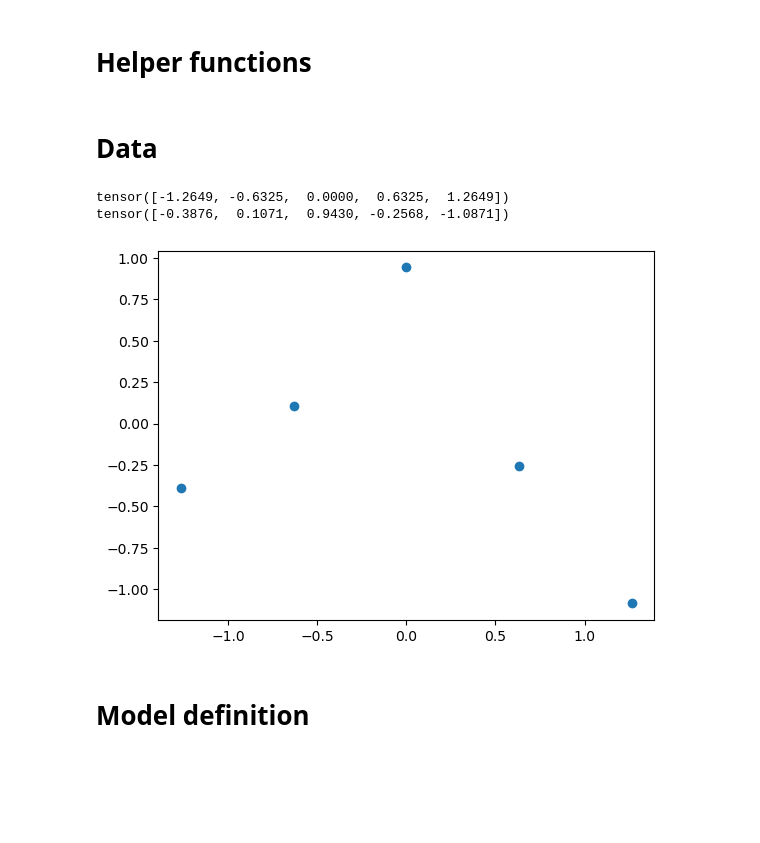
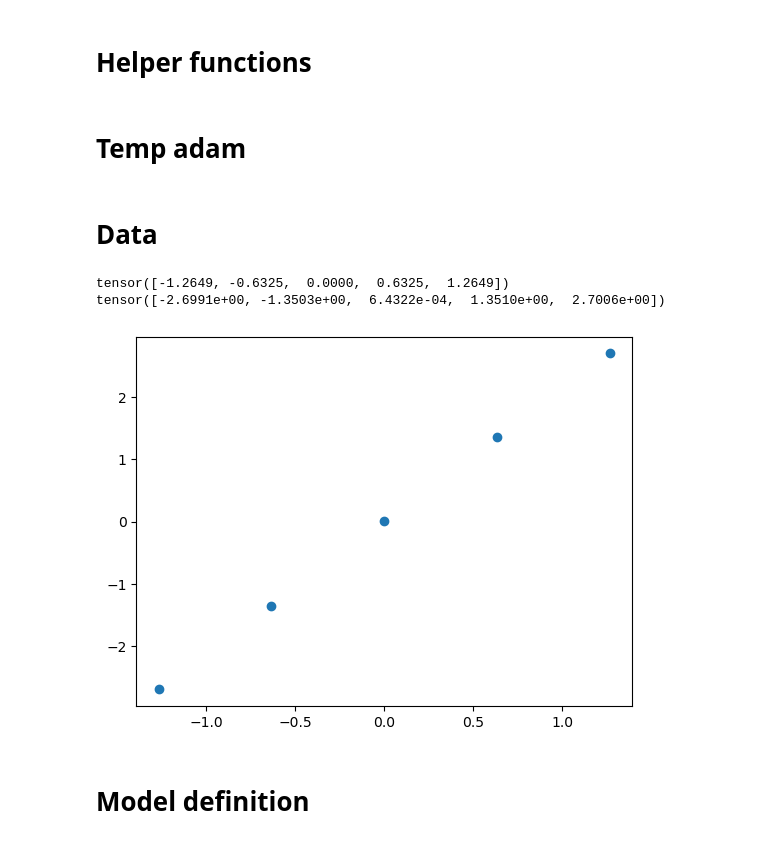
Before and after one commit to ABesginow/LaplaceKernelSearch, a Jupyter notebook: exploration_tests/grad_sem_test.ipynb, the cells around one changed output. Drawn from its saved outputs; the diff is of its cells as text; code cells hidden in the pictures; blank space fills up the shorter version.

```diff
--- a/exploration_tests/grad_sem_test.ipynb
+++ b/exploration_tests/grad_sem_test.ipynb
@@ -169,3 +169,5 @@ def get_std_points(mu, K):
         new_unit_x.append(mu[0] + float(2)*res[0])
         new_unit_y.append(mu[1] + float(2)*res[1])
     return new_unit_x, new_unit_y
+# %% [markdown]
+# Temp adam
@@ -193,12 +237,22 @@ COUNT = 18
 #dataset_name = "noise_linear"
 #dataset_name = "noise_sin"
 #dataset_name = "noise_parabolic"
-dataset_name = "noise_SE"
+#dataset_name = "noise_SE"
+dataset_name = "linear"
 # linear
-if "linear" in dataset_name:
+if "noise_linear" in dataset_name:
     train_x = torch.linspace(0, END, COUNT)
     train_y = torch.linspace(0, END, COUNT)
     train_y += torch.randn(train_x.size()) * torch.sqrt(torch.tensor(0.1))
+elif "linear" == dataset_name:
+    train_x = torch.tensor([-5.0000, -2.5000,  0.0000,  2.5000,  5.0000])
+    train_y = torch.tensor([-2.6991e+00, -1.3503e+00,  6.4322e-04,  1.3510e+00,  2.7006e+00])
+    train_x = (train_x - torch.mean(train_x)
+                    ) / torch.std(train_x)
+    #train_y = (train_y - torch.mean(train_y)
+    #                  ) / torch.std(train_y)
+    #noise_level = 0.1
+    #train_y = train_y + torch.randn(train_y.shape) * torch.sqrt(torch.tensor(noise_level))
 elif "sin" in dataset_name:
 # sin
     train_x = torch.linspace(0, 1, COUNT)
@@ -225,35 +279,35 @@ elif "SE" in dataset_name:
 
     # Make predictions by feeding model through likelihood
     with torch.no_grad(), gpytorch.settings.prior_mode(True):
         observed_pred_prior = data_likelihood(data_model(observations_x))
         f_preds = data_model(observations_x)
 
 
     EXPERIMENT_REPITITIONS = 50
     for exp_num in tqdm(range(EXPERIMENT_REPITITIONS)):
         observations_y = f_preds.sample()           # samples from the model
         # To store performance of kernels on a test dataset (i.e. more samples)
         original_observations_x = copy.deepcopy(observations_x)
         observations_x = (observations_x - torch.mean(observations_x)
                         ) / torch.std(observations_x)
         noise_level = 0.4
         observations_y = observations_y + torch.randn(observations_y.shape) * torch.tensor(noise_level)
         #observations_y = (observations_y - torch.mean(observations_y)
         #                  ) / torch.std(observations_y)
         train_x = observations_x
         train_y = observations_y
 
 
 plt.plot(train_x, train_y, "o")
 print(train_x)
 print(train_y)
 
 plt.savefig(f"{figure_path}/data_{dataset_name}.png")
 tikzplotlib.save(f"{figure_path}/data_{dataset_name}.tex")
 # %% [output]
 tensor([-1.2649, -0.6325,  0.0000,  0.6325,  1.2649])
-tensor([-0.3876,  0.1071,  0.9430, -0.2568, -1.0871])
+tensor([-2.6991e+00, -1.3503e+00,  6.4322e-04,  1.3510e+00,  2.7006e+00])
-[figure, old version]
+[figure, new version]
 # %% [markdown]
 # Model definition
 # %%
```
Also changed, not shown: parts of 17 cells of this notebook.
